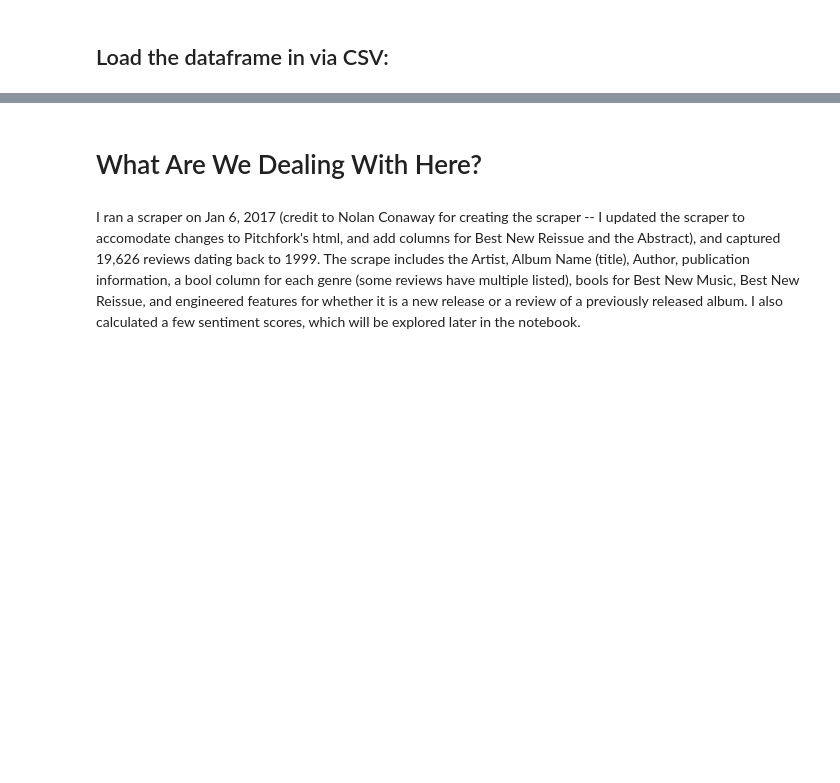
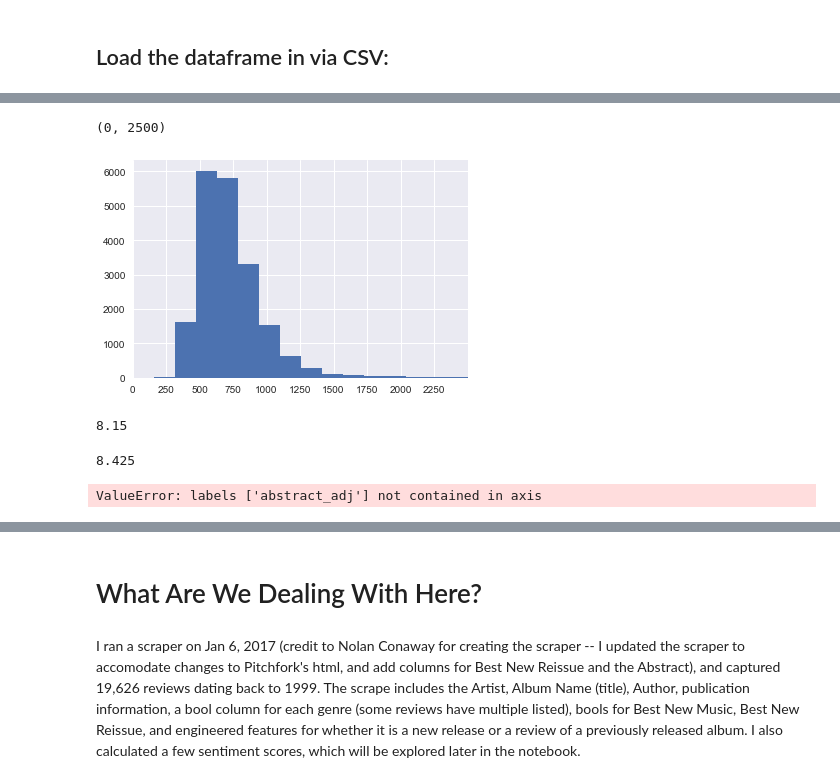
Before and after one commit to andrewjbashford/GalvanizeCapstone, a Jupyter notebook: EDA.ipynb, the cells around one changed output, grey strips where cells are left out. Cells and saved outputs as stored; diff of their text form; code cells hidden in the pictures; blank space fills up the shorter version.

```diff
--- a/EDA.ipynb
+++ b/EDA.ipynb
@@ -29 +46,8 @@ df = pd.read_csv('../pitchfork2.csv')
+# %%
+plt.hist(df['word_count'], bins=25)
+plt.xticks(range(0,2500, 250))
+plt.xlim(0,2500)
+# %% [output]
+(0, 2500)
+[figure, added]
 # %%
@@ -30,2 +55,14 @@ df = pd.read_csv('../pitchfork2.csv')
 df_new = df[df['new_album'] == 1]
 df_reissue = df[df['new_album'] == 0]
+# %%
+df[(df['pub_date'] < '2012-12-15') & (df['artist'] == 'kanye west')]['score'].mean()
+# %% [output]
+8.15
+# %%
+df[df['artist'] == 'kanye west']['score'].mean()
+# %% [output]
+8.425
+# %%
+df.drop('abstract_adj', axis=1, inplace=True)
+# %% [output]
+ValueError: labels ['abstract_adj'] not contained in axis
```
Also changed, not shown: parts of 32 cells of this notebook, 2 other files.
